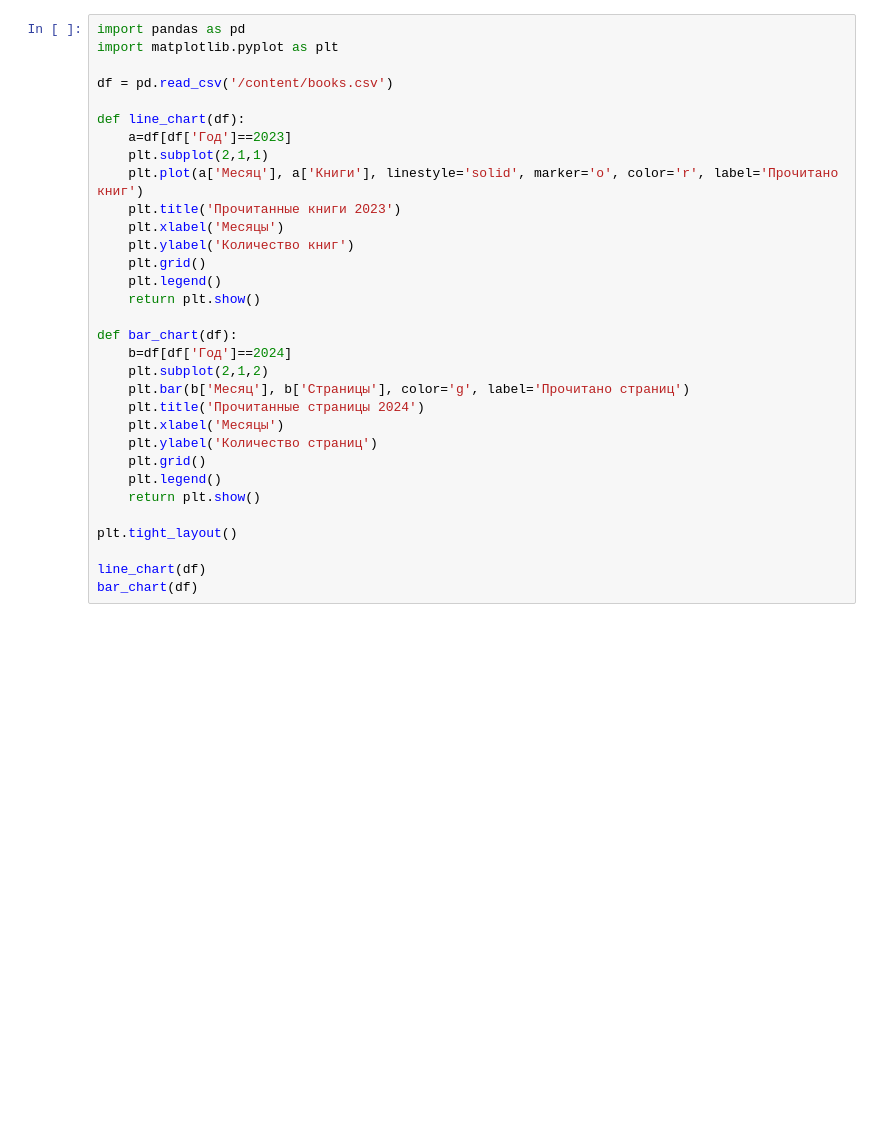
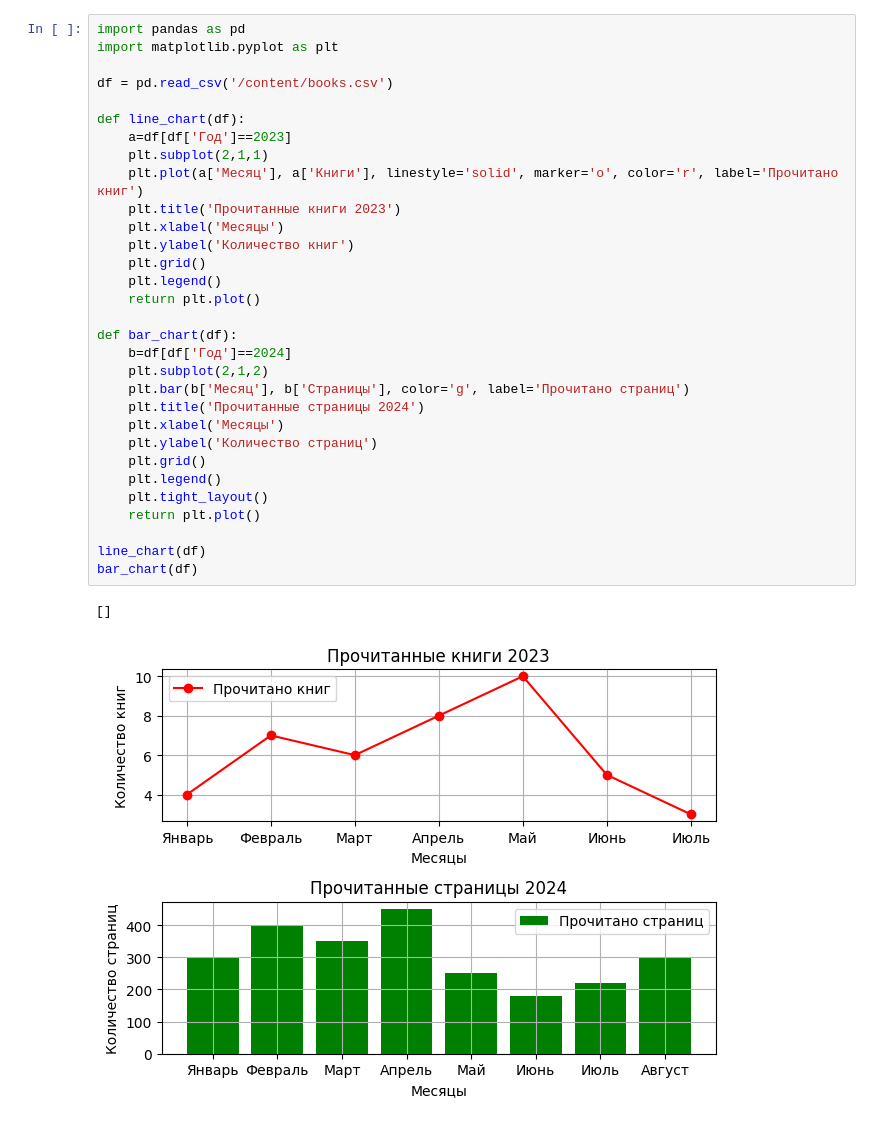
Before and after one commit to amkutuzova/charts, a Jupyter notebook: charts_code.ipynb, the cells around one changed output. Cells and saved outputs as stored; diff of their text form; blank space fills up the shorter version.

```diff
--- a/charts_code.ipynb
+++ b/charts_code.ipynb
@@ -3,32 +3,34 @@
 # %%
 import pandas as pd
 import matplotlib.pyplot as plt
 
 df = pd.read_csv('/content/books.csv')
 
 def line_chart(df):
     a=df[df['Год']==2023]
     plt.subplot(2,1,1)
     plt.plot(a['Месяц'], a['Книги'], linestyle='solid', marker='o', color='r', label='Прочитано книг')
     plt.title('Прочитанные книги 2023')
     plt.xlabel('Месяцы')
     plt.ylabel('Количество книг')
     plt.grid()
     plt.legend()
-    return plt.show()
+    return plt.plot()
 
 def bar_chart(df):
     b=df[df['Год']==2024]
     plt.subplot(2,1,2)
     plt.bar(b['Месяц'], b['Страницы'], color='g', label='Прочитано страниц')
     plt.title('Прочитанные страницы 2024')
     plt.xlabel('Месяцы')
     plt.ylabel('Количество страниц')
     plt.grid()
     plt.legend()
-    return plt.show()
-
-plt.tight_layout()
+    plt.tight_layout()
+    return plt.plot()
 
 line_chart(df)
 bar_chart(df)
+# %% [output]
+[]
+[figure, added]
```
